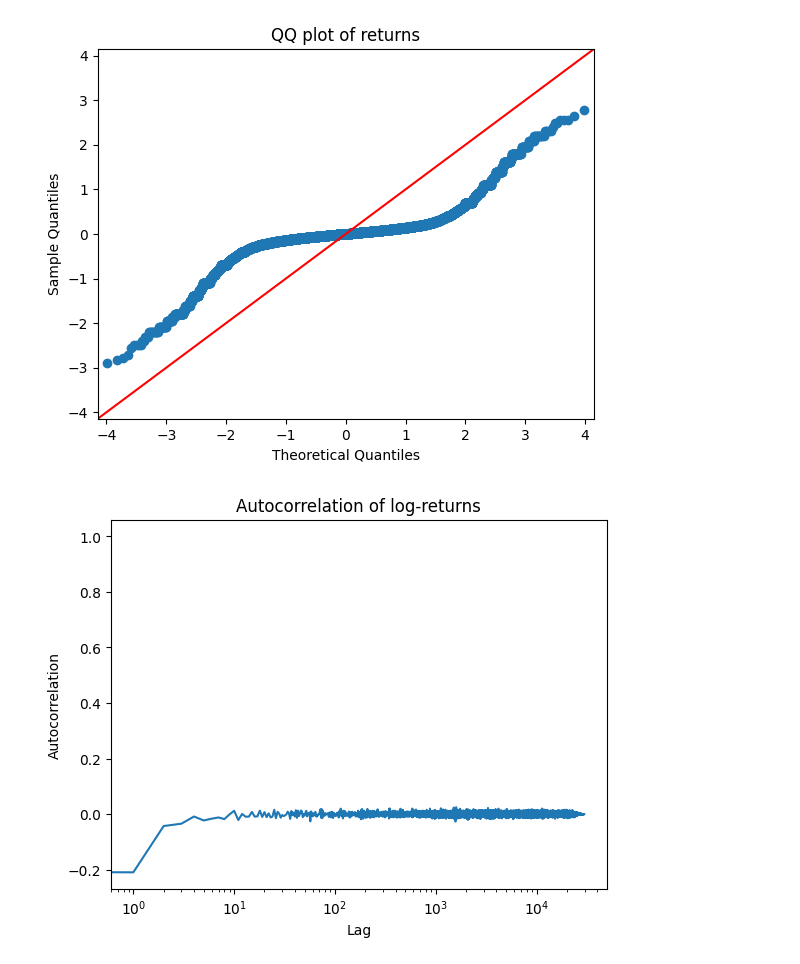
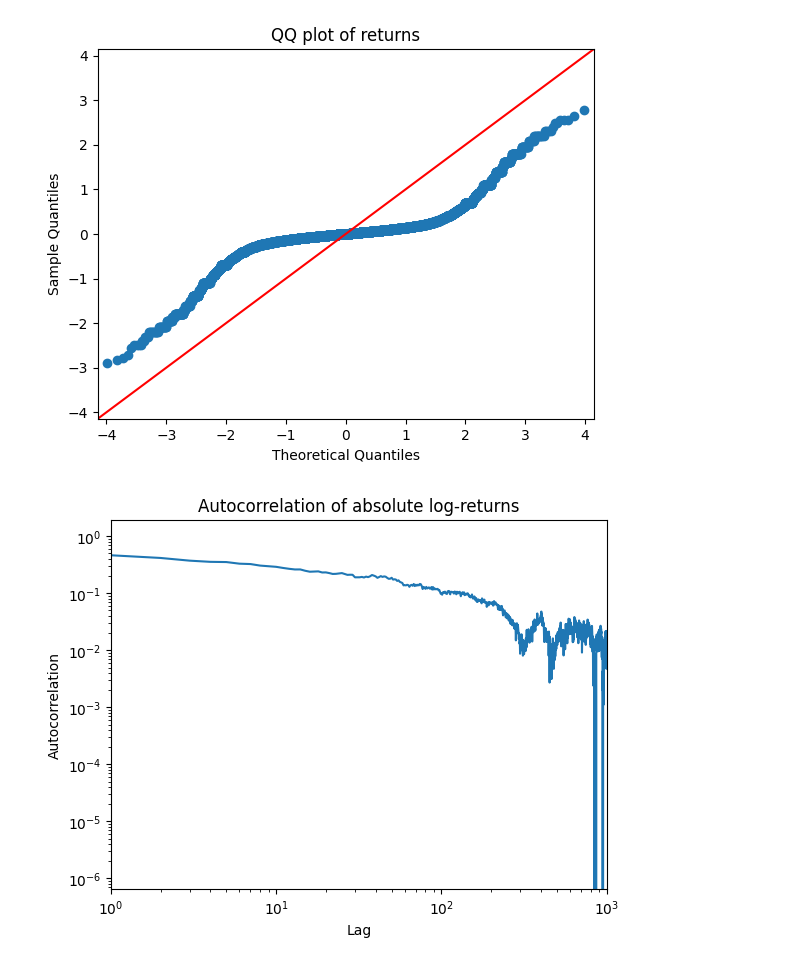
Before and after one commit to eghirardo/ising-markets, a Jupyter notebook: Code/Bornholdt.ipynb, the cells around one changed output. Drawn from its saved outputs; the diff is of its cells as text; code cells hidden in the pictures.

```diff
--- a/Code/Bornholdt.ipynb
+++ b/Code/Bornholdt.ipynb
@@ -165,13 +165,15 @@ plt.show()
 # %% [output]
 [figure]
 # %%
-autocorr = sm.tsa.acf(log_returns, nlags=np.shape(log_returns)[0] - 1)
+autocorr = sm.tsa.acf(abs(log_returns), nlags=np.shape(log_returns)[0] - 1)
 
 plt.plot(autocorr)
 plt.xlabel("Lag")
 plt.ylabel("Autocorrelation")
-plt.title("Autocorrelation of log-returns")
+plt.title("Autocorrelation of absolute log-returns")
 plt.xscale('log')
+plt.yscale('log')
+plt.xlim(1, 1000)
 plt.show()
 # %% [output]
-[figure, old version]
+[figure, new version]
```
Also changed, not shown: parts of 1 cell of this notebook.
